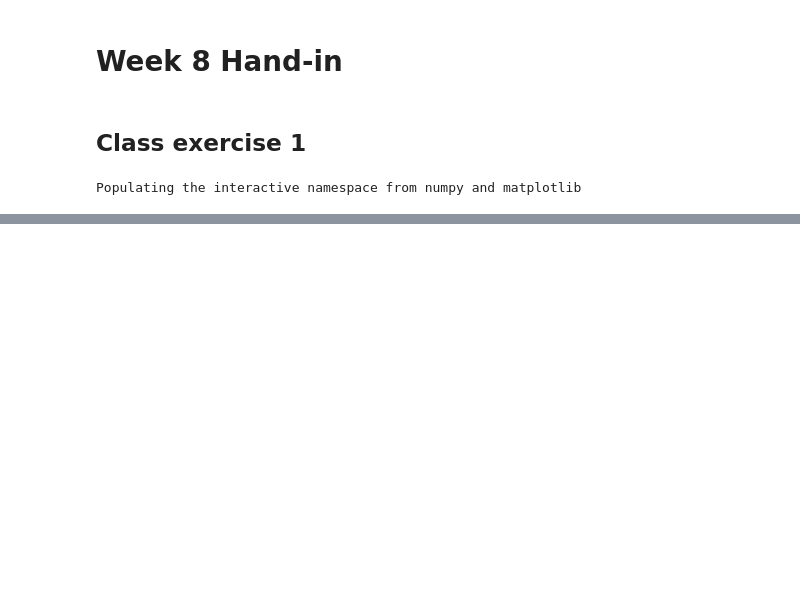
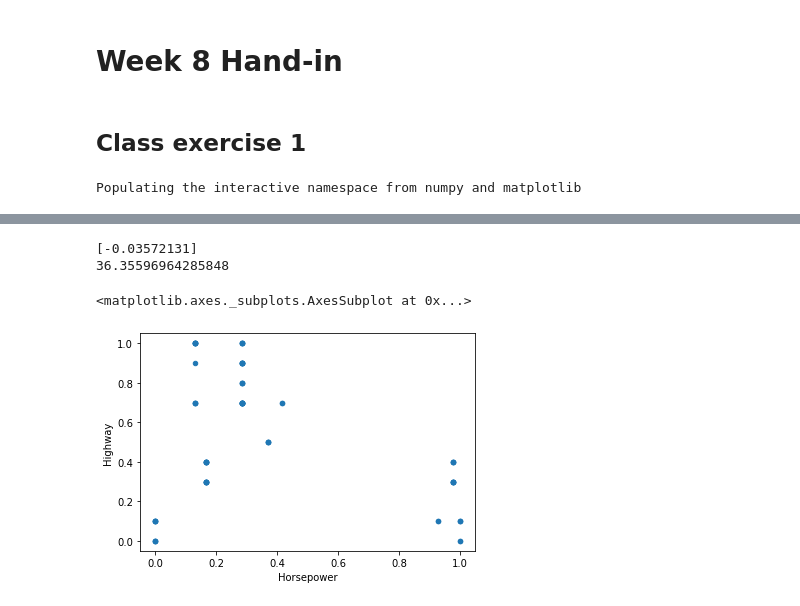
Before and after one commit to Peter-Rambeck/python_week_handin, a Jupyter notebook: Week_8.ipynb, the cells around one changed output, grey strips where cells are left out. Drawn from its saved outputs; the diff is of its cells as text; code cells hidden in the pictures; blank space fills up the shorter version.

```diff
--- a/Week_8.ipynb
+++ b/Week_8.ipynb
@@ -66,0 +133,19 @@ plt.show()
+# %%
+df['Fuel Information.Highway mpg'] < df['Fuel Information.Highway mpg'].quantile(0.90)
+df['Engine Information.Engine Statistics.Horsepower'] < df['Engine Information.Engine Statistics.Horsepower'].quantile(0.90)
+
+df['Fuel Information.Highway mpg'] < df['Fuel Information.Highway mpg'].quantile(0.10)
+df['Engine Information.Engine Statistics.Horsepower'] < df['Engine Information.Engine Statistics.Horsepower'].quantile(0.10)
+
+upper_quantile_highway = df['Fuel Information.Highway mpg'].quantile(0.90)
+upper_quantile_horsepower = df['Engine Information.Engine Statistics.Horsepower'].quantile(0.90)
+
+lower_quantile_highway = df['Fuel Information.Highway mpg'].quantile(0.10)
+lower_quantile_horsepower = df['Engine Information.Engine Statistics.Horsepower'].quantile(0.10)
+
+
+print('0.9 horse: \t',upper_quantile_horsepower)
+print('0.1 horse: \t', lower_quantile_horsepower)
+
+print('0.9 highway: \t', upper_quantile_highway)
+print('0.1 highway: \t', lower_quantile_highway)
@@ -66,0 +157,5 @@ plt.show()
+# %%
+horse = 'Engine Information.Engine Statistics.Horsepower'
+highway = 'Fuel Information.Highway mpg'
+new_df = df.loc[(df[horse] > lower_quantile_horsepower) & (df[horse] < upper_quantile_horsepower) & (df[highway] > lower_quantile_highway) & (df[highway] < upper_quantile_highway) ]
+new_df
@@ -66,0 +176,3 @@ plt.show()
+# %%
+new_df = new_df.filter([horse, highway], axis =1)
+new_df
@@ -66,0 +207,6 @@ plt.show()
+# %%
+scalar = preprocessing.MinMaxScaler()
+names = new_df.columns
+d = scalar.fit_transform(new_df)
+scaled_df = pd.DataFrame(d, columns = names)
+scaled_df.head()
@@ -66,0 +220,25 @@ plt.show()
+# %%
+import sklearn.linear_model
+import numpy as np
+
+xs = new_df[horse]
+xy = new_df[highway]
+
+xs_reshape = np.array(xs).reshape(-1, 1)
+model = sklearn.linear_model.LinearRegression()
+model.fit(xs_reshape, xy)
+print(model.coef_)
+print(model.intercept_)
+# %% [output]
+[-0.03572131]
+36.35596964285848
+# %%
+import seaborn as sb
+enroll = scaled_df
+enroll.columns = ['Horsepower', 'Highway']
+#sb.pairplot(enroll)
+#enroll.plot(x=0, y=1)
+enroll.plot.scatter(x=0, y=1)
+# %% [output]
+<matplotlib.axes._subplots.AxesSubplot at 0x...>
+[figure, added]
```
Also changed, not shown: parts of 11 cells of this notebook, 3 other files.
